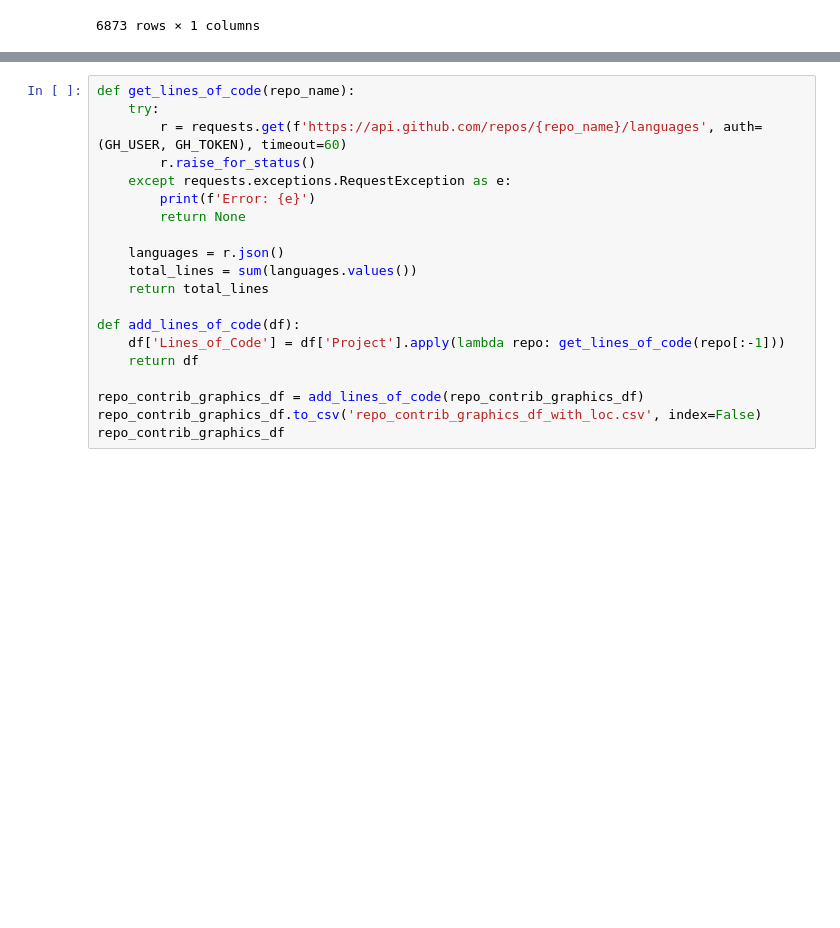
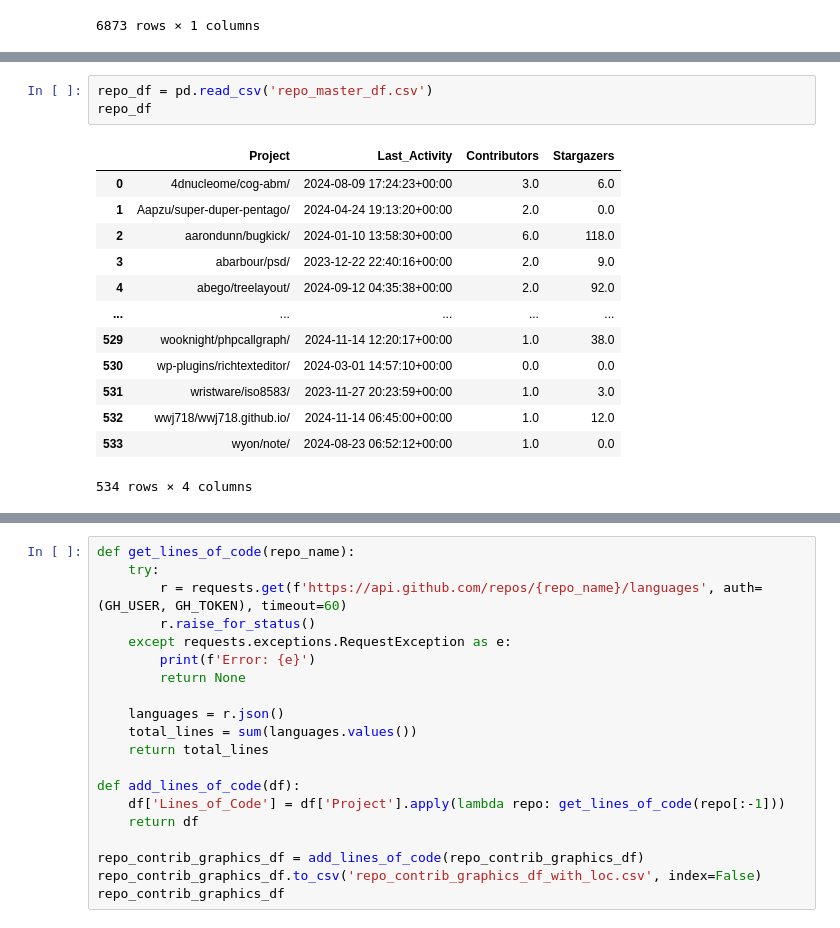
Before and after one commit to zakipauzi/uml_code_traceability, a Jupyter notebook: get_repos.ipynb, the cells around one changed output, grey strips where cells are left out. Drawn from its saved outputs; the diff is of its cells as text; blank space fills up the shorter version.

```diff
--- a/get_repos.ipynb
+++ b/get_repos.ipynb
@@ -171 +233,18 @@ repo_contrib_df
+# %%
+repo_df = pd.read_csv('repo_master_df.csv')
+repo_df
+# %% [output]
+|  | Project | Last_Activity | Contributors | Stargazers |
+| 0 | 4dnucleome/cog-abm/ | 2024-08-09 17:24:23+00:00 | 3.0 | 6.0 |
+| 1 | Aapzu/super-duper-pentago/ | 2024-04-24 19:13:20+00:00 | 2.0 | 0.0 |
+| 2 | aarondunn/bugkick/ | 2024-01-10 13:58:30+00:00 | 6.0 | 118.0 |
+| 3 | abarbour/psd/ | 2023-12-22 22:40:16+00:00 | 2.0 | 9.0 |
+| 4 | abego/treelayout/ | 2024-09-12 04:35:38+00:00 | 2.0 | 92.0 |
+| ... | ... | ... | ... | ... |
+| 529 | wooknight/phpcallgraph/ | 2024-11-14 12:20:17+00:00 | 1.0 | 38.0 |
+| 530 | wp-plugins/richtexteditor/ | 2024-03-01 14:57:10+00:00 | 0.0 | 0.0 |
+| 531 | wristware/iso8583/ | 2023-11-27 20:23:59+00:00 | 1.0 | 3.0 |
+| 532 | wwj718/wwj718.github.io/ | 2024-11-14 06:45:00+00:00 | 1.0 | 12.0 |
+| 533 | wyon/note/ | 2024-08-23 06:52:12+00:00 | 1.0 | 0.0 |
+534 rows × 4 columns
 # %%
```
Also changed, not shown: parts of 18 cells of this notebook, 9 other files.
